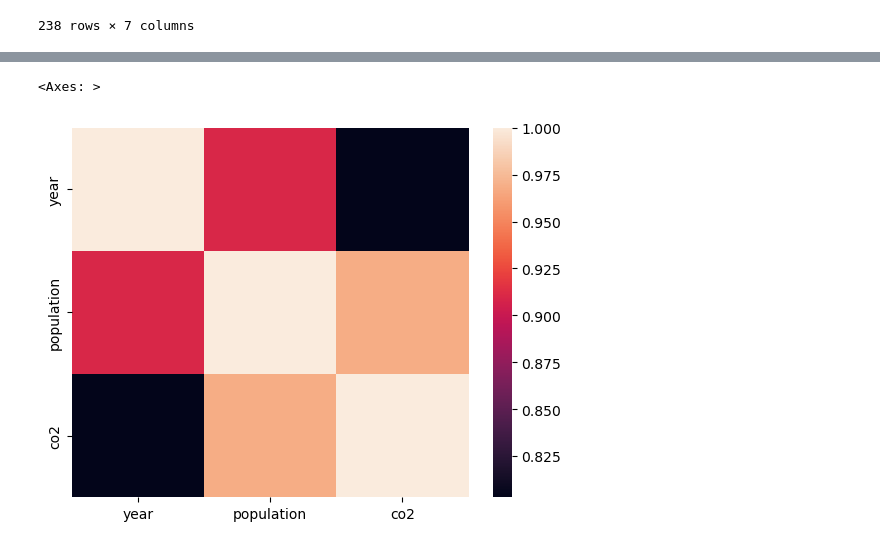
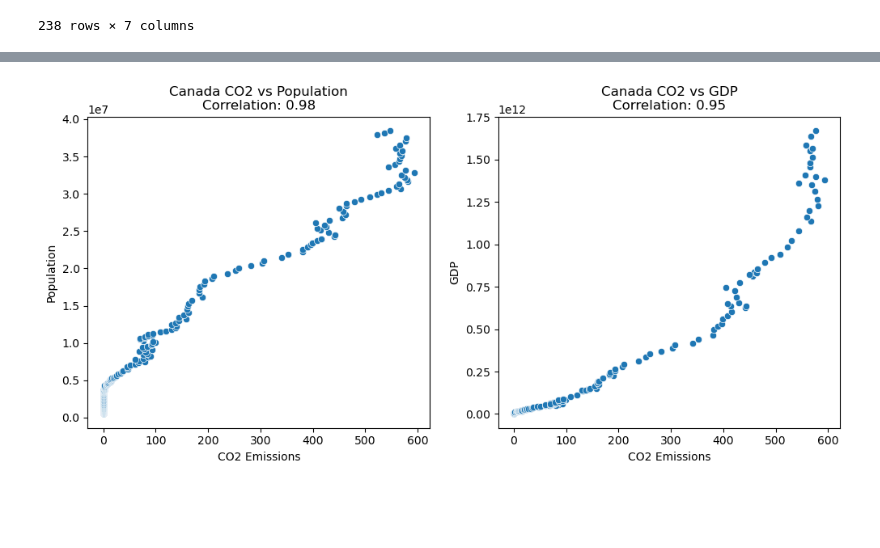
Before and after one commit to Kanustu/world_co2, a Jupyter notebook: world_co2_exp.ipynb, the cells around one changed output, grey strips where cells are left out. Cells and saved outputs as stored; diff of their text form; code cells hidden in the pictures; blank space fills up the shorter version.

Commit message:
moved functions to seperate file

```diff
--- a/world_co2_exp.ipynb
+++ b/world_co2_exp.ipynb
@@ -400,5 +195,4 @@ ValueError: could not convert string to float: 'Afghanistan'
 # %%
-sns.heatmap(df)
+functions.dual_scatter('Canada', co2_countries)
 # %% [output]
-<Axes: >
-[figure, old version]
+[figure, new version]
```
Also changed, not shown: parts of 29 cells of this notebook, 2 other files.
